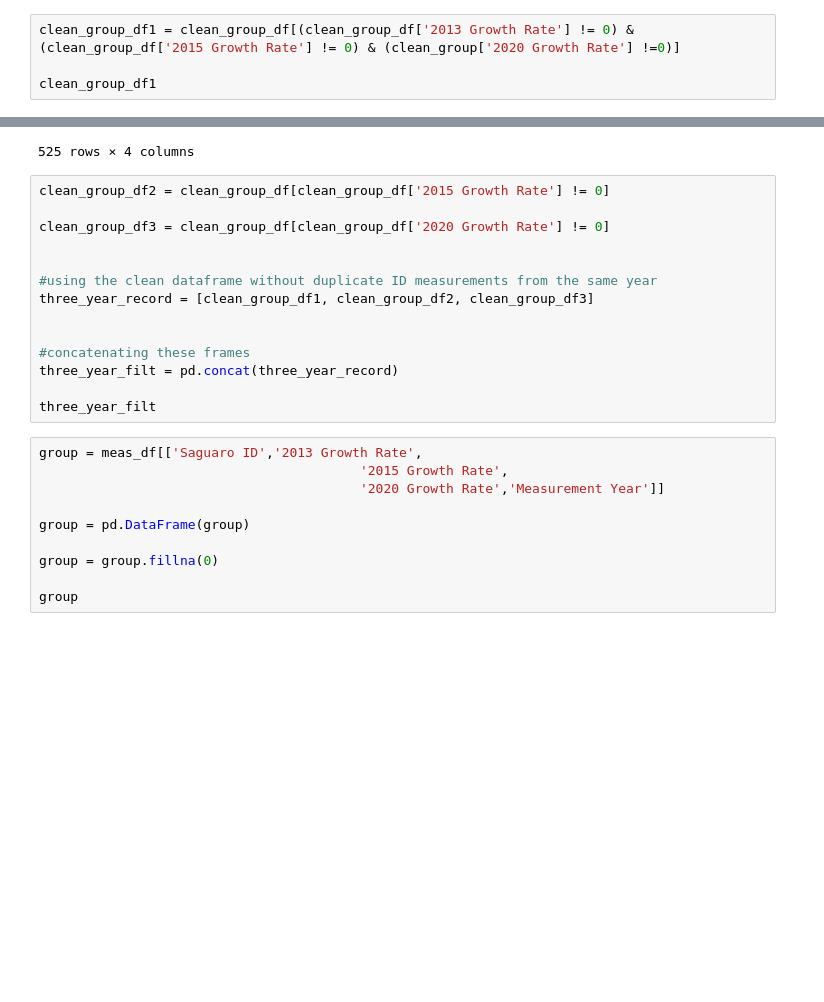
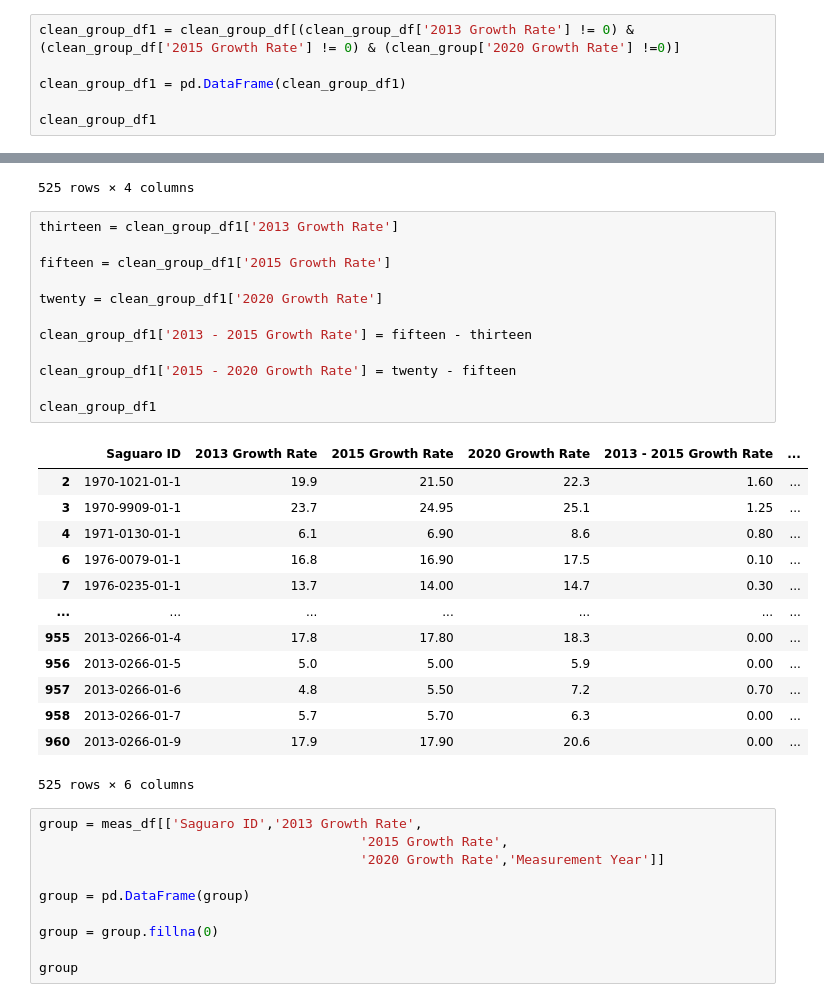
Before and after one commit to mfahey312/SaguaroProject, a Jupyter notebook: Steven/Cleaning_Data.ipynb, the cells around one changed output, grey strips where cells are left out. Drawn from its saved outputs; the diff is of its cells as text; blank space fills up the shorter version.

Commit message:
Diffence of years 13-15 and 15-20

```diff
--- a/Steven/Cleaning_Data.ipynb
+++ b/Steven/Cleaning_Data.ipynb
@@ -430,6 +430,8 @@ clean_group_df
 # %%
 clean_group_df1 = clean_group_df[(clean_group_df['2013 Growth Rate'] != 0) & (clean_group_df['2015 Growth Rate'] != 0) & (clean_group['2020 Growth Rate'] !=0)]
 
+clean_group_df1 = pd.DataFrame(clean_group_df1)
+
 clean_group_df1
 # %% [output]
 |  | Saguaro ID | 2013 Growth Rate | 2015 Growth Rate | 2020 Growth Rate |
@@ -445,20 +447,32 @@ clean_group_df1
 | 958 | 2013-0266-01-7 | 5.7 | 5.70 | 6.3 |
 | 960 | 2013-0266-01-9 | 17.9 | 17.90 | 20.6 |
 525 rows × 4 columns
-# %%
-clean_group_df2 = clean_group_df[clean_group_df['2015 Growth Rate'] != 0]
-
-clean_group_df3 = clean_group_df[clean_group_df['2020 Growth Rate'] != 0]
-
-
-#using the clean dataframe without duplicate ID measurements from the same year
-three_year_record = [clean_group_df1, clean_group_df2, clean_group_df3]
-
-
-#concatenating these frames
-three_year_filt = pd.concat(three_year_record)
-
-three_year_filt
+# %%
+thirteen = clean_group_df1['2013 Growth Rate']
+
+fifteen = clean_group_df1['2015 Growth Rate']
+
+twenty = clean_group_df1['2020 Growth Rate']
+
+clean_group_df1['2013 - 2015 Growth Rate'] = fifteen - thirteen
+
+clean_group_df1['2015 - 2020 Growth Rate'] = twenty - fifteen
+
+clean_group_df1
+# %% [output]
+|  | Saguaro ID | 2013 Growth Rate | 2015 Growth Rate | 2020 Growth Rate | 2013 - 2015 Growth Rate | ... |
+| 2 | 1970-1021-01-1 | 19.9 | 21.50 | 22.3 | 1.60 | ... |
+| 3 | 1970-9909-01-1 | 23.7 | 24.95 | 25.1 | 1.25 | ... |
+| 4 | 1971-0130-01-1 | 6.1 | 6.90 | 8.6 | 0.80 | ... |
+| 6 | 1976-0079-01-1 | 16.8 | 16.90 | 17.5 | 0.10 | ... |
+| 7 | 1976-0235-01-1 | 13.7 | 14.00 | 14.7 | 0.30 | ... |
+| ... | ... | ... | ... | ... | ... | ... |
+| 955 | 2013-0266-01-4 | 17.8 | 17.80 | 18.3 | 0.00 | ... |
+| 956 | 2013-0266-01-5 | 5.0 | 5.00 | 5.9 | 0.00 | ... |
+| 957 | 2013-0266-01-6 | 4.8 | 5.50 | 7.2 | 0.70 | ... |
+| 958 | 2013-0266-01-7 | 5.7 | 5.70 | 6.3 | 0.00 | ... |
+| 960 | 2013-0266-01-9 | 17.9 | 17.90 | 20.6 | 0.00 | ... |
+525 rows × 6 columns
 # %%
 group = meas_df[['Saguaro ID','2013 Growth Rate',
                                          '2015 Growth Rate',
```
Also changed, not shown: parts of 1 cell of this notebook.
